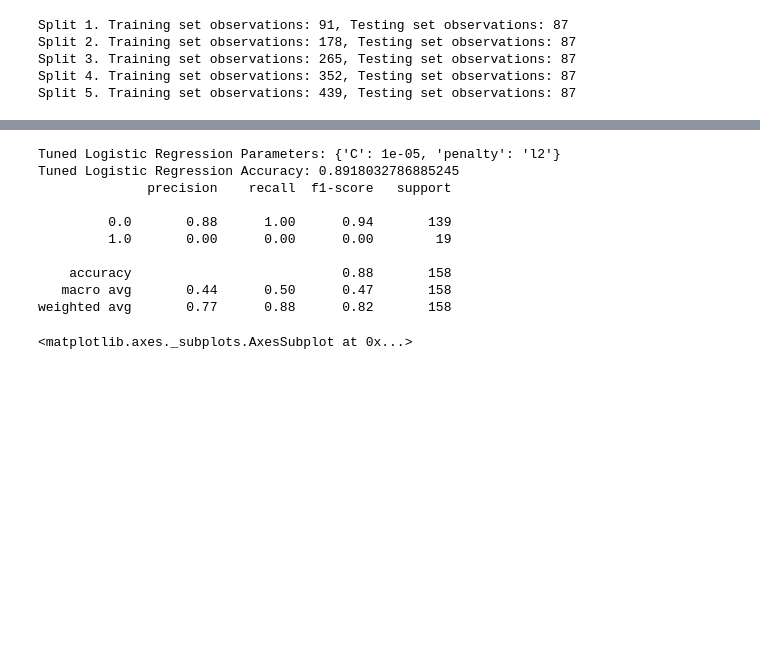
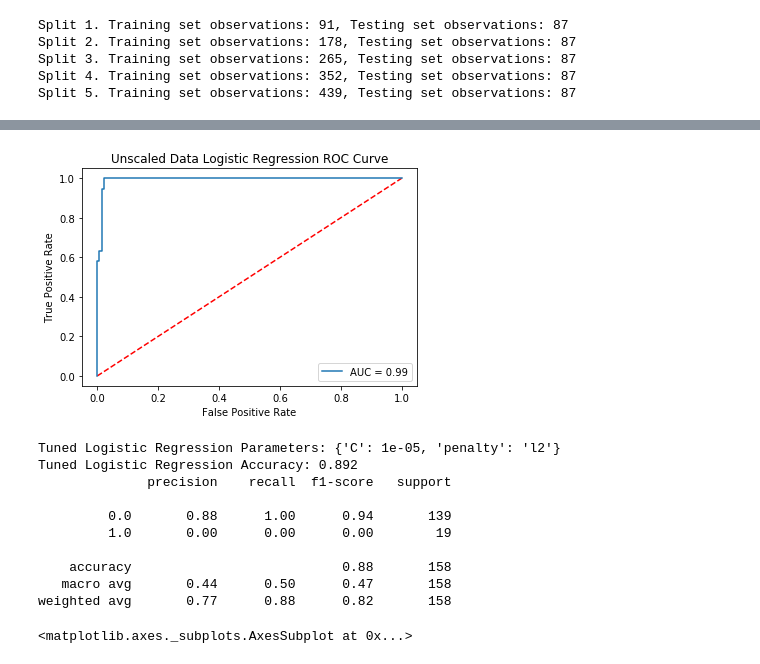
Before and after one commit to sheri-kamal/DATA71200-SP2020, a Jupyter notebook: Project 2 - Supervised Learning.ipynb, the cells around one changed output, grey strips where cells are left out. Drawn from its saved outputs; the diff is of its cells as text; code cells hidden in the pictures; blank space fills up the shorter version.

```diff
--- a/Project 2 - Supervised Learning.ipynb
+++ b/Project 2 - Supervised Learning.ipynb
@@ -62,13 +93,21 @@ Split 5. Training set observations: 439, Testing set observations: 87
+# %%
+from sklearn.metrics import roc_auc_score
+from sklearn.metrics import roc_curve
+
+logreg_roc_auc = roc_auc_score(y_test, logreg.predict_proba(X_test)[:,1])
+fpr, tpr, thresholds = roc_curve(y_test, logreg.predict_proba(X_test)[:,1])
+
+plt.plot([0, 1], [0, 1], 'r--')
+plt.plot(fpr, tpr, label='AUC = %0.2f' % logreg_roc_auc)
+plt.xlabel('False Positive Rate')
+plt.ylabel('True Positive Rate')
+plt.title('Unscaled Data Logistic Regression ROC Curve')
+plt.legend(loc="lower right")
+plt.show()
+# %% [output]
+[figure, added]
 # %%
-from sklearn.linear_model import LogisticRegression
-from sklearn import metrics
-from sklearn.metrics import classification_report
-from sklearn.metrics import confusion_matrix
-from sklearn.model_selection import GridSearchCV
-
-logreg = LogisticRegression()
-
-c_space = np.logspace(-5, 8, 15)
+c_space = np.logspace(-5, 2, 50)
 param_grid = {'C': c_space, 'penalty': ['l1', 'l2']}
 
 logreg_cv = GridSearchCV(logreg, param_grid, cv=tscv)
@@ -76,11 +115,11 @@ logreg_cv = GridSearchCV(logreg, param_grid, cv=tscv)
 logreg_cv.fit(X_train, y_train)
 
 print("Tuned Logistic Regression Parameters: {}".format(logreg_cv.best_params_))
-print("Tuned Logistic Regression Accuracy: {}".format(logreg_cv.best_score_))
+print("Tuned Logistic Regression Accuracy: {:.3f}".format(logreg_cv.best_score_))
 print(classification_report(y_test, logreg_cv.predict(X_test)))
 # %% [output]
 Tuned Logistic Regression Parameters: {'C': 1e-05, 'penalty': 'l2'}
-Tuned Logistic Regression Accuracy: 0.8918032786885245
+Tuned Logistic Regression Accuracy: 0.892
               precision    recall  f1-score   support
 
          0.0       0.88      1.00      0.94       139
```
Also changed, not shown: parts of 22 cells of this notebook.
